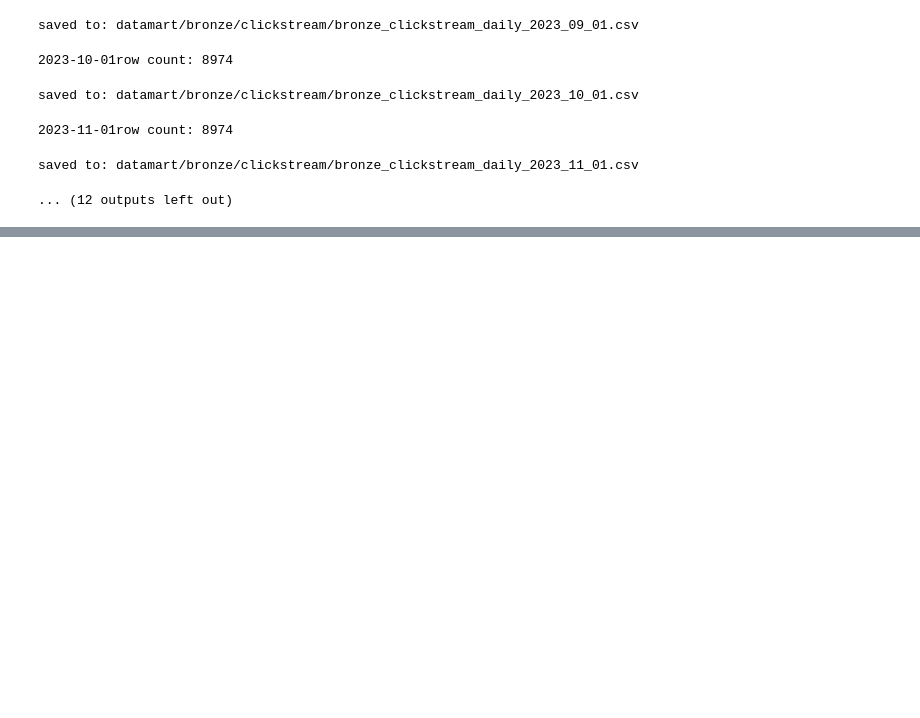
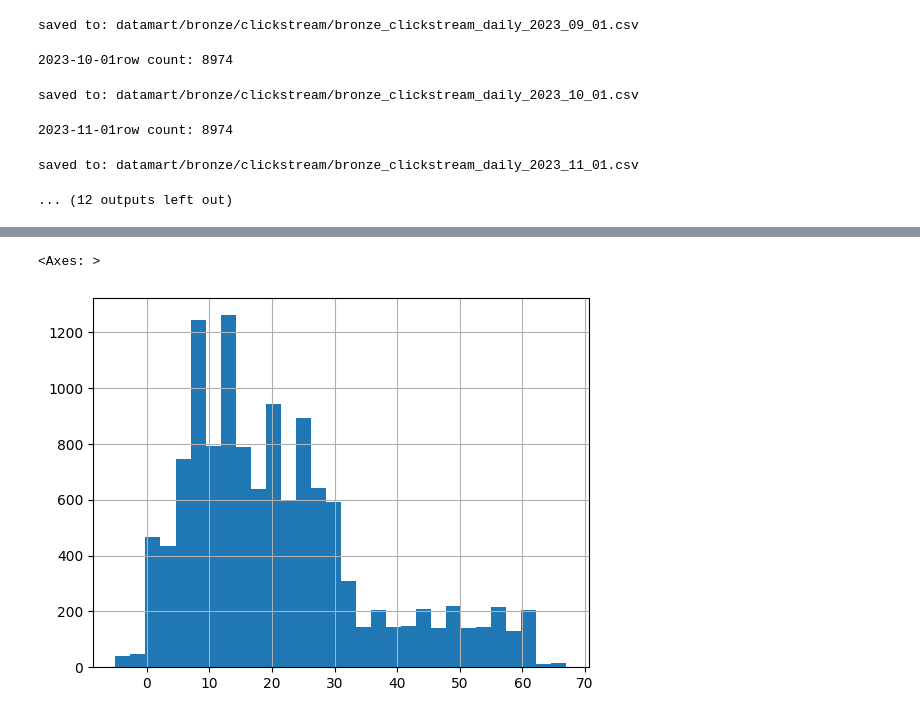
Before and after one commit to AmandaTSY99/MLE_assignment, a Jupyter notebook: test.ipynb, the cells around one changed output, grey strips where cells are left out. Saved outputs shown, nothing was run; the diff lists cells and outputs as text; code cells hidden in the pictures; blank space fills up the shorter version.

```diff
--- a/test.ipynb
+++ b/test.ipynb
@@ -180,0 +835,9 @@ saved to: datamart/bronze/clickstream/bronze_clickstream_daily_2023_11_01.csv
+# %%
+df_pd["Delay_from_due_date"].describe()
+df_pd["Delay_from_due_date"].value_counts().sort_index()
+
+# Plot to see distribution
+df_pd["Delay_from_due_date"].hist(bins=30)
+# %% [output]
+<Axes: >
+[figure, added]
```
Also changed, not shown: parts of 40 cells of this notebook, 1 other file.
